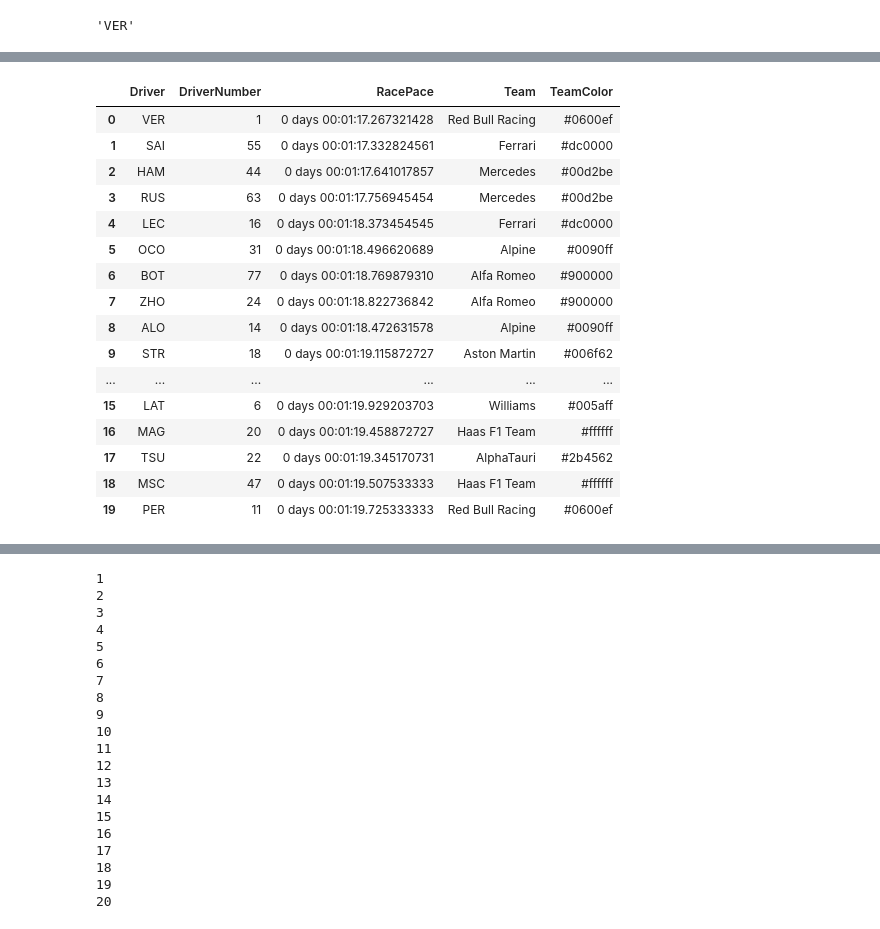
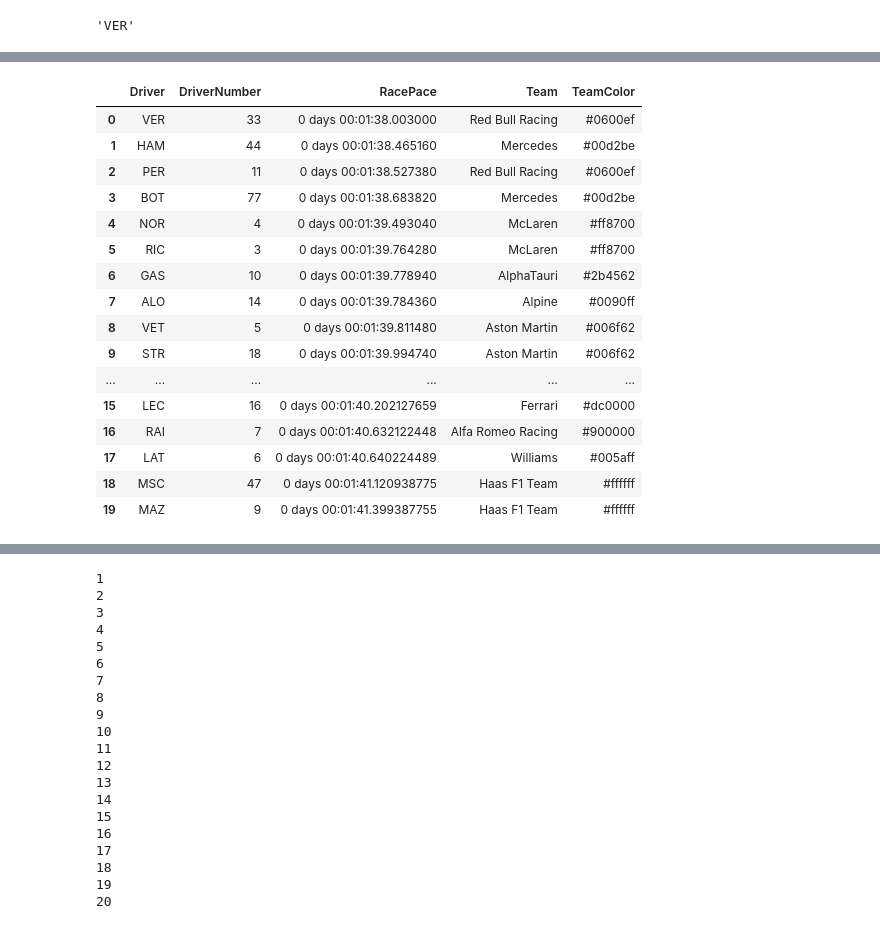
Before and after one commit to rajuptvs/F1-Analysis-and-Visualisations, a Jupyter notebook: racepace.ipynb, the cells around one changed output, grey strips where cells are left out. Drawn from its saved outputs; the diff is of its cells as text; code cells hidden in the pictures.

```diff
--- a/racepace.ipynb
+++ b/racepace.ipynb
@@ -313,25 +308,25 @@ Average Race Pace of  PER in Canadian Grand Prix : 0 days 00:01:19.725333333
 # %%
 x=Driver1.Team[1]
-# %%
-racepace_df
-# %% [output]
-|  | Driver | DriverNumber | RacePace | Team | TeamColor |
-| 0 | VER | 1 | 0 days 00:01:17.267321428 | Red Bull Racing | #0600ef |
-| 1 | SAI | 55 | 0 days 00:01:17.332824561 | Ferrari | #dc0000 |
-| 2 | HAM | 44 | 0 days 00:01:17.641017857 | Mercedes | #00d2be |
-| 3 | RUS | 63 | 0 days 00:01:17.756945454 | Mercedes | #00d2be |
-| 4 | LEC | 16 | 0 days 00:01:18.373454545 | Ferrari | #dc0000 |
-| 5 | OCO | 31 | 0 days 00:01:18.496620689 | Alpine | #0090ff |
-| 6 | BOT | 77 | 0 days 00:01:18.769879310 | Alfa Romeo | #900000 |
-| 7 | ZHO | 24 | 0 days 00:01:18.822736842 | Alfa Romeo | #900000 |
-| 8 | ALO | 14 | 0 days 00:01:18.472631578 | Alpine | #0090ff |
-| 9 | STR | 18 | 0 days 00:01:19.115872727 | Aston Martin | #006f62 |
-| ... | ... | ... | ... | ... | ... |
-| 15 | LAT | 6 | 0 days 00:01:19.929203703 | Williams | #005aff |
-| 16 | MAG | 20 | 0 days 00:01:19.458872727 | Haas F1 Team | #ffffff |
-| 17 | TSU | 22 | 0 days 00:01:19.345170731 | AlphaTauri | #2b4562 |
-| 18 | MSC | 47 | 0 days 00:01:19.507533333 | Haas F1 Team | #ffffff |
-| 19 | PER | 11 | 0 days 00:01:19.725333333 | Red Bull Racing | #0600ef |
+# %%
+racepace_df_compound
+# %% [output]
+|  | Driver | DriverNumber | RacePace | Team | TeamColor |
+| 0 | VER | 33 | 0 days 00:01:38.003000 | Red Bull Racing | #0600ef |
+| 1 | HAM | 44 | 0 days 00:01:38.465160 | Mercedes | #00d2be |
+| 2 | PER | 11 | 0 days 00:01:38.527380 | Red Bull Racing | #0600ef |
+| 3 | BOT | 77 | 0 days 00:01:38.683820 | Mercedes | #00d2be |
+| 4 | NOR | 4 | 0 days 00:01:39.493040 | McLaren | #ff8700 |
+| 5 | RIC | 3 | 0 days 00:01:39.764280 | McLaren | #ff8700 |
+| 6 | GAS | 10 | 0 days 00:01:39.778940 | AlphaTauri | #2b4562 |
+| 7 | ALO | 14 | 0 days 00:01:39.784360 | Alpine | #0090ff |
+| 8 | VET | 5 | 0 days 00:01:39.811480 | Aston Martin | #006f62 |
+| 9 | STR | 18 | 0 days 00:01:39.994740 | Aston Martin | #006f62 |
+| ... | ... | ... | ... | ... | ... |
+| 15 | LEC | 16 | 0 days 00:01:40.202127659 | Ferrari | #dc0000 |
+| 16 | RAI | 7 | 0 days 00:01:40.632122448 | Alfa Romeo Racing | #900000 |
+| 17 | LAT | 6 | 0 days 00:01:40.640224489 | Williams | #005aff |
+| 18 | MSC | 47 | 0 days 00:01:41.120938775 | Haas F1 Team | #ffffff |
+| 19 | MAZ | 9 | 0 days 00:01:41.399387755 | Haas F1 Team | #ffffff |
 # %%
 # add colors to a list of all the teams
 team_colors = list()
```
Also changed, not shown: parts of 14 cells of this notebook, 2 other files.
